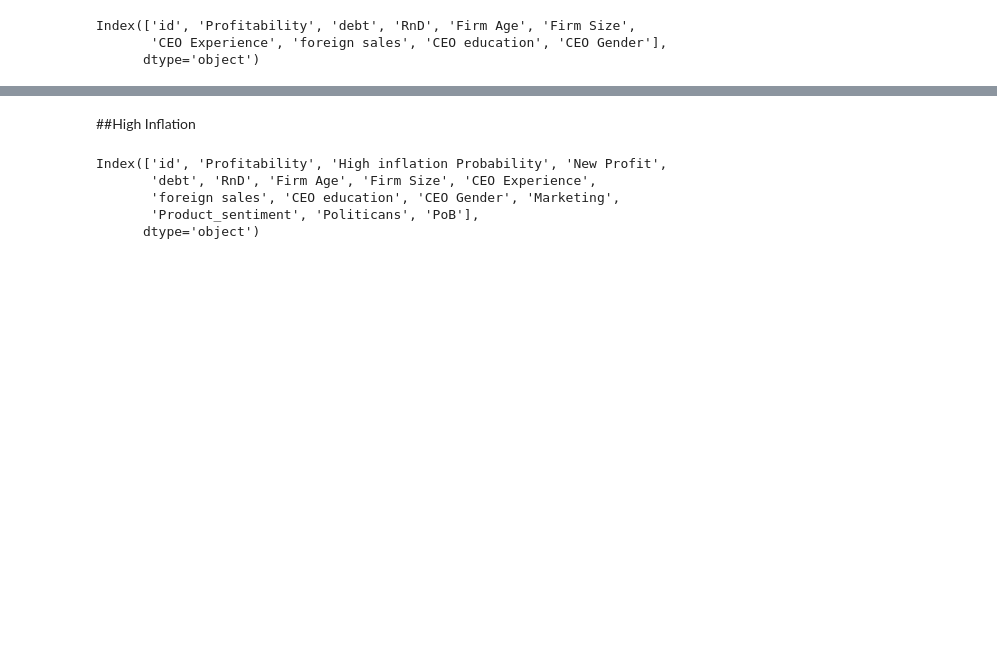
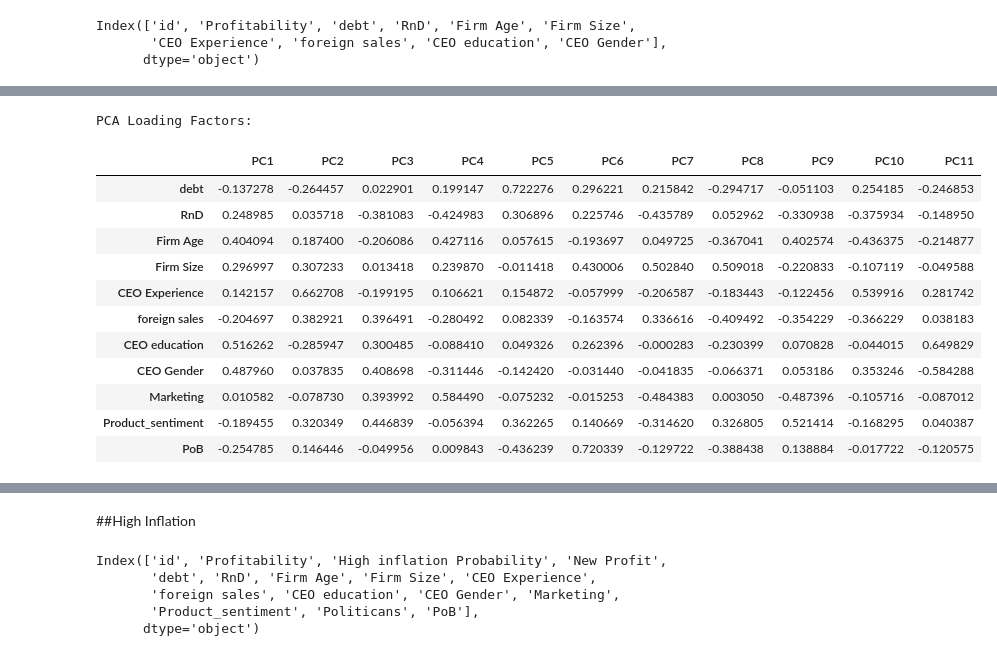
Before and after one commit to ashleyak7/MSCI-151-week-1-workshops, a Jupyter notebook: CW4_AAK.ipynb, the cells around one changed output, grey strips where cells are left out. Saved outputs shown, nothing was run; the diff lists cells and outputs as text; code cells hidden in the pictures; blank space fills up the shorter version.

```diff
--- a/CW4_AAK.ipynb
+++ b/CW4_AAK.ipynb
@@ -611,0 +349,39 @@ Feature Importance & Coefficient Comparison Across Models
+# %%
+from sklearn.preprocessing import StandardScaler
+from sklearn.decomposition import PCA
+import pandas as pd
+
+# Assuming df_new is already loaded from 'MSCI151 coursework 4 Data.new.xlsx'
+
+# Define the features for PCA
+feature_cols_pca = ['debt', 'RnD', 'Firm Age', 'Firm Size', 'CEO Experience', 'foreign sales', 'CEO education', 'CEO Gender', 'Marketing', 'Product_sentiment', 'PoB']
+X_pca = df_new[feature_cols_pca]
+
+# Standardize the features
+scaler = StandardScaler()
+X_pca_scaled = scaler.fit_transform(X_pca)
+
+# Perform PCA
+pca = PCA()
+X_pca_transformed = pca.fit_transform(X_pca_scaled)
+
+# Get the loading factors
+loading_factors = pd.DataFrame(pca.components_.T, columns=[f'PC{i+1}' for i in range(pca.n_components_)], index=feature_cols_pca)
+
+# Display the loading factors
+print("PCA Loading Factors:")
+display(loading_factors)
+# %% [output]
+PCA Loading Factors:
+|  | PC1 | PC2 | PC3 | PC4 | PC5 | PC6 | PC7 | PC8 | PC9 | PC10 | PC11 |
+| debt | -0.137278 | -0.264457 | 0.022901 | 0.199147 | 0.722276 | 0.296221 | 0.215842 | -0.294717 | -0.051103 | 0.254185 | -0.246853 |
+| RnD | 0.248985 | 0.035718 | -0.381083 | -0.424983 | 0.306896 | 0.225746 | -0.435789 | 0.052962 | -0.330938 | -0.375934 | -0.148950 |
+| Firm Age | 0.404094 | 0.187400 | -0.206086 | 0.427116 | 0.057615 | -0.193697 | 0.049725 | -0.367041 | 0.402574 | -0.436375 | -0.214877 |
+| Firm Size | 0.296997 | 0.307233 | 0.013418 | 0.239870 | -0.011418 | 0.430006 | 0.502840 | 0.509018 | -0.220833 | -0.107119 | -0.049588 |
+| CEO Experience | 0.142157 | 0.662708 | -0.199195 | 0.106621 | 0.154872 | -0.057999 | -0.206587 | -0.183443 | -0.122456 | 0.539916 | 0.281742 |
+| foreign sales | -0.204697 | 0.382921 | 0.396491 | -0.280492 | 0.082339 | -0.163574 | 0.336616 | -0.409492 | -0.354229 | -0.366229 | 0.038183 |
+| CEO education | 0.516262 | -0.285947 | 0.300485 | -0.088410 | 0.049326 | 0.262396 | -0.000283 | -0.230399 | 0.070828 | -0.044015 | 0.649829 |
+| CEO Gender | 0.487960 | 0.037835 | 0.408698 | -0.311446 | -0.142420 | -0.031440 | -0.041835 | -0.066371 | 0.053186 | 0.353246 | -0.584288 |
+| Marketing | 0.010582 | -0.078730 | 0.393992 | 0.584490 | -0.075232 | -0.015253 | -0.484383 | 0.003050 | -0.487396 | -0.105716 | -0.087012 |
+| Product_sentiment | -0.189455 | 0.320349 | 0.446839 | -0.056394 | 0.362265 | 0.140669 | -0.314620 | 0.326805 | 0.521414 | -0.168295 | 0.040387 |
+| PoB | -0.254785 | 0.146446 | -0.049956 | 0.009843 | -0.436239 | 0.720339 | -0.129722 | -0.388438 | 0.138884 | -0.017722 | -0.120575 |
```
Also changed, not shown: parts of 103 cells of this notebook.
